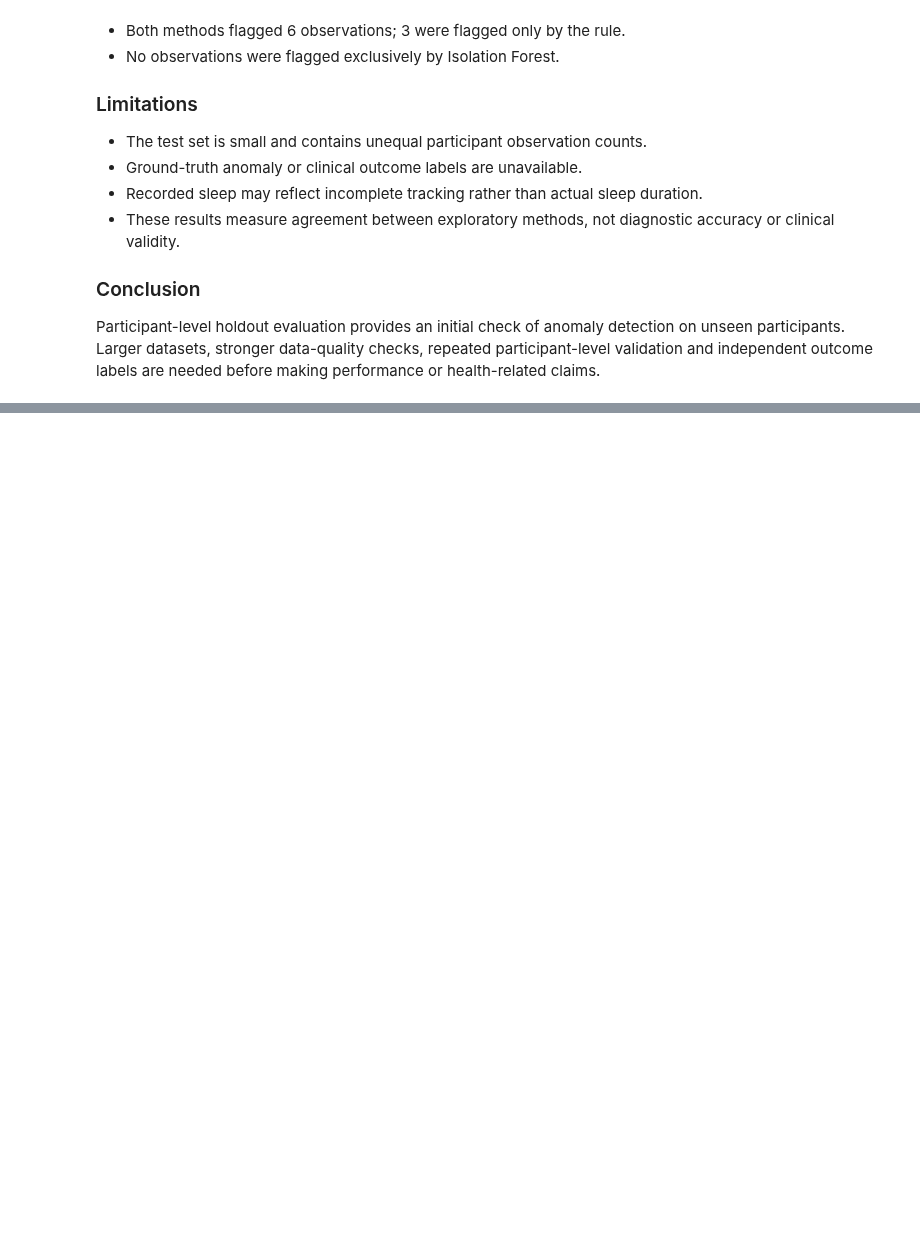
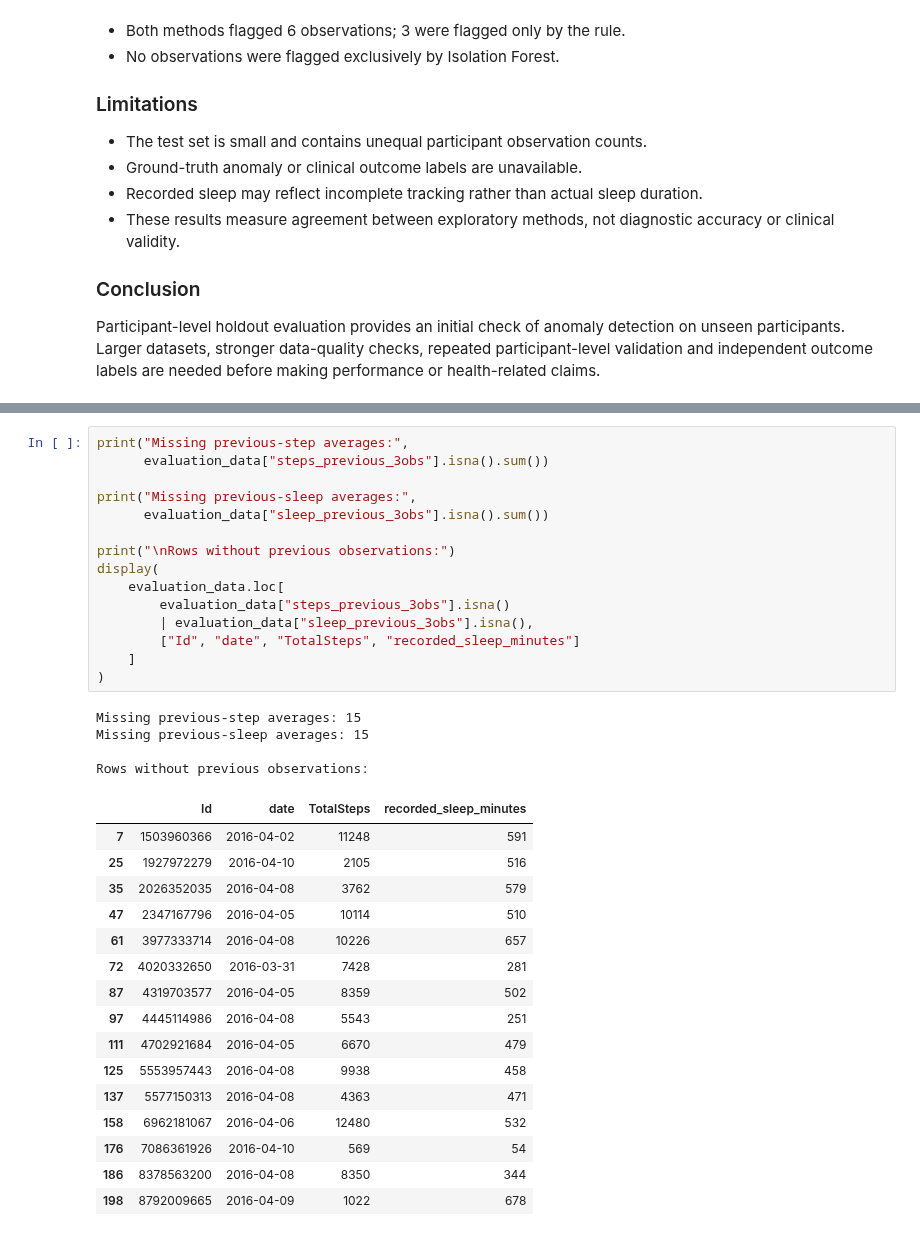
Before and after one commit to mukulsharmao7/Health-AI, a Jupyter notebook: notebooks/07_model_evaluation.ipynb, the cells around one changed output, grey strips where cells are left out. Saved outputs shown, nothing was run; the diff lists cells and outputs as text; blank space fills up the shorter version.

```diff
--- a/notebooks/07_model_evaluation.ipynb
+++ b/notebooks/07_model_evaluation.ipynb
@@ -138,0 +251,36 @@ Participant-level holdout evaluation provides an initial check of anomaly detect
+# %%
+print("Missing previous-step averages:",
+      evaluation_data["steps_previous_3obs"].isna().sum())
+
+print("Missing previous-sleep averages:",
+      evaluation_data["sleep_previous_3obs"].isna().sum())
+
+print("\nRows without previous observations:")
+display(
+    evaluation_data.loc[
+        evaluation_data["steps_previous_3obs"].isna()
+        | evaluation_data["sleep_previous_3obs"].isna(),
+        ["Id", "date", "TotalSteps", "recorded_sleep_minutes"]
+    ]
+)
+# %% [output]
+Missing previous-step averages: 15
+Missing previous-sleep averages: 15
+
+Rows without previous observations:
+|  | Id | date | TotalSteps | recorded_sleep_minutes |
+| 7 | 1503960366 | 2016-04-02 | 11248 | 591 |
+| 25 | 1927972279 | 2016-04-10 | 2105 | 516 |
+| 35 | 2026352035 | 2016-04-08 | 3762 | 579 |
+| 47 | 2347167796 | 2016-04-05 | 10114 | 510 |
+| 61 | 3977333714 | 2016-04-08 | 10226 | 657 |
+| 72 | 4020332650 | 2016-03-31 | 7428 | 281 |
+| 87 | 4319703577 | 2016-04-05 | 8359 | 502 |
+| 97 | 4445114986 | 2016-04-08 | 5543 | 251 |
+| 111 | 4702921684 | 2016-04-05 | 6670 | 479 |
+| 125 | 5553957443 | 2016-04-08 | 9938 | 458 |
+| 137 | 5577150313 | 2016-04-08 | 4363 | 471 |
+| 158 | 6962181067 | 2016-04-06 | 12480 | 532 |
+| 176 | 7086361926 | 2016-04-10 | 569 | 54 |
+| 186 | 8378563200 | 2016-04-08 | 8350 | 344 |
+| 198 | 8792009665 | 2016-04-09 | 1022 | 678 |
```
Also changed, not shown: parts of 5 cells of this notebook, 1 other file.
